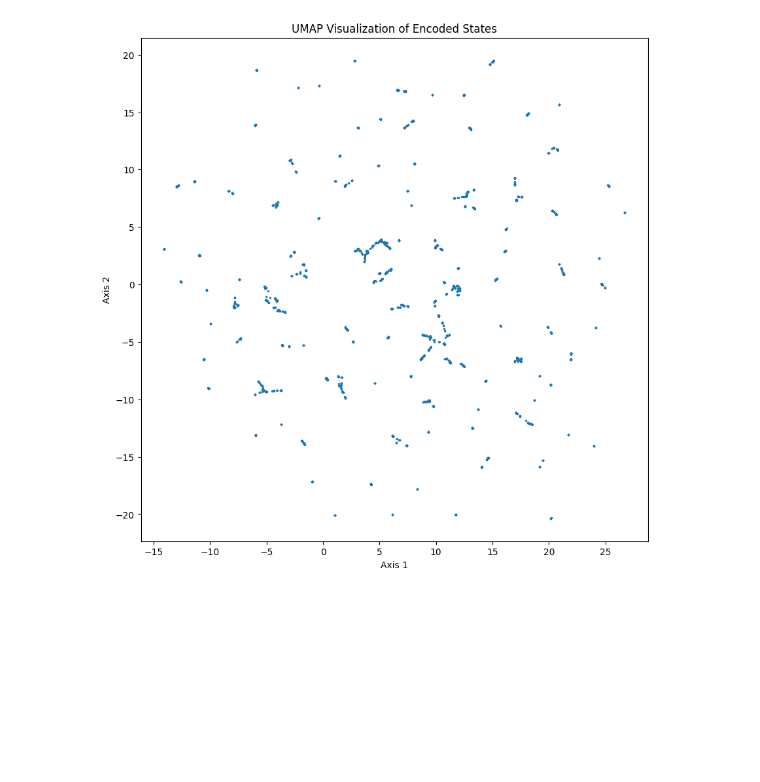
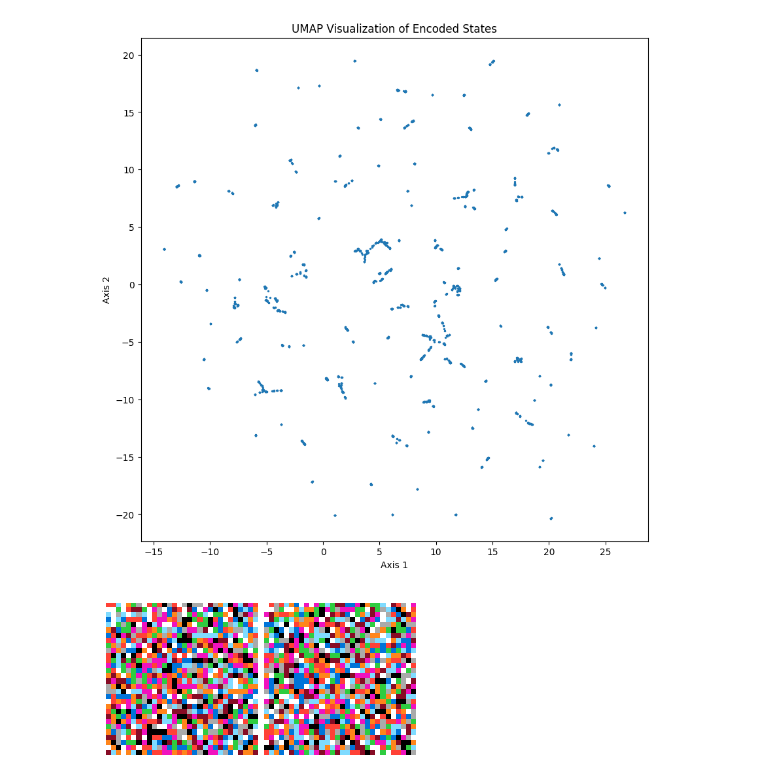
Before and after one commit to francescobraicovich/ARC2, a Jupyter notebook: src/world_model/embedding_exploration.ipynb, the cells around one changed output. Cells and saved outputs as stored; diff of their text form; code cells hidden in the pictures; blank space fills up the shorter version.

```diff
--- a/src/world_model/embedding_exploration.ipynb
+++ b/src/world_model/embedding_exploration.ipynb
@@ -1375,3 +1092,63 @@ t-SNE reduced shape: (2390, 2)
 [figure]
 UMAP reduced shape: (2390, 2)
 [figure]
+# %%
+import numpy as np
+from dsl.utilities.plot import plot_grid
+
+def plot_two_states_side_by_side(stateA, stateB):
+    """
+    stateA, stateB: Two NumPy arrays of shape (30, 30), representing unencoded grids.
+    This function stacks them horizontally into a (30, 61) grid and plots them.
+    """
+    assert stateA.shape == (30, 30), f"Expected shape (30,30), got {stateA.shape}"
+    assert stateB.shape == (30, 30), f"Expected shape (30,30), got {stateB.shape}"
+
+    combined_grid = np.zeros((30, 61), dtype=stateA.dtype)
+    combined_grid[:, :30] = stateA
+    combined_grid[:, 31:] = stateB
+
+    # Use the customly defined plot_grid
+    plot_grid(combined_grid)
+
+def example_plot_two_from_cluster(all_original_states, cluster_labels, cluster_id=0):
+    """
+    Example function that picks two states from 'cluster_id' cluster and plots them side-by-side.
+    Args:
+        all_original_states (list or np.ndarray): Each entry shape (30,30).
+        cluster_labels (list or np.ndarray): Cluster assignment for each state index.
+        cluster_id (int): Which cluster we want to visualize.
+    """
+    # 1) Find indices that belong to the chosen cluster_id.
+    cluster_indices = [i for i, label in enumerate(cluster_labels) if label == cluster_id]
+
+    if len(cluster_indices) < 2:
+        print(f"Cluster {cluster_id} has fewer than 2 states. Cannot plot a pair.")
+        return
+
+    # 2) Pick any two states from that cluster.
+    idxA, idxB = cluster_indices[0], cluster_indices[1]
+
+    # 3) Retrieve their original unencoded states from your array/list.
+    stateA = all_original_states[idxA]
+    stateB = all_original_states[idxB]
+
+    # 4) Plot them side by side.
+    plot_two_states_side_by_side(stateA, stateB)
+
+# Example usage:
+if __name__ == "__main__":
+    # Suppose we already have:
+    #   all_original_states: shape (N, 30, 30)
+    #   cluster_labels: shape (N,) with an integer cluster ID for each state
+
+    # For demonstration, we'll create dummy data:
+    import numpy as np
+
+    dummy_states = np.random.randint(0, 10, size=(10, 30, 30))  # 10 random states
+    dummy_clusters = [0, 1, 0, 0, 1, 1, 2, 2, 0, 1]              # some cluster IDs
+
+    # Plot two states from cluster 0
+    example_plot_two_from_cluster(dummy_states, dummy_clusters, cluster_id=0)
+# %% [output]
+[figure, added]
```
Also changed, not shown: parts of 4 cells of this notebook.
